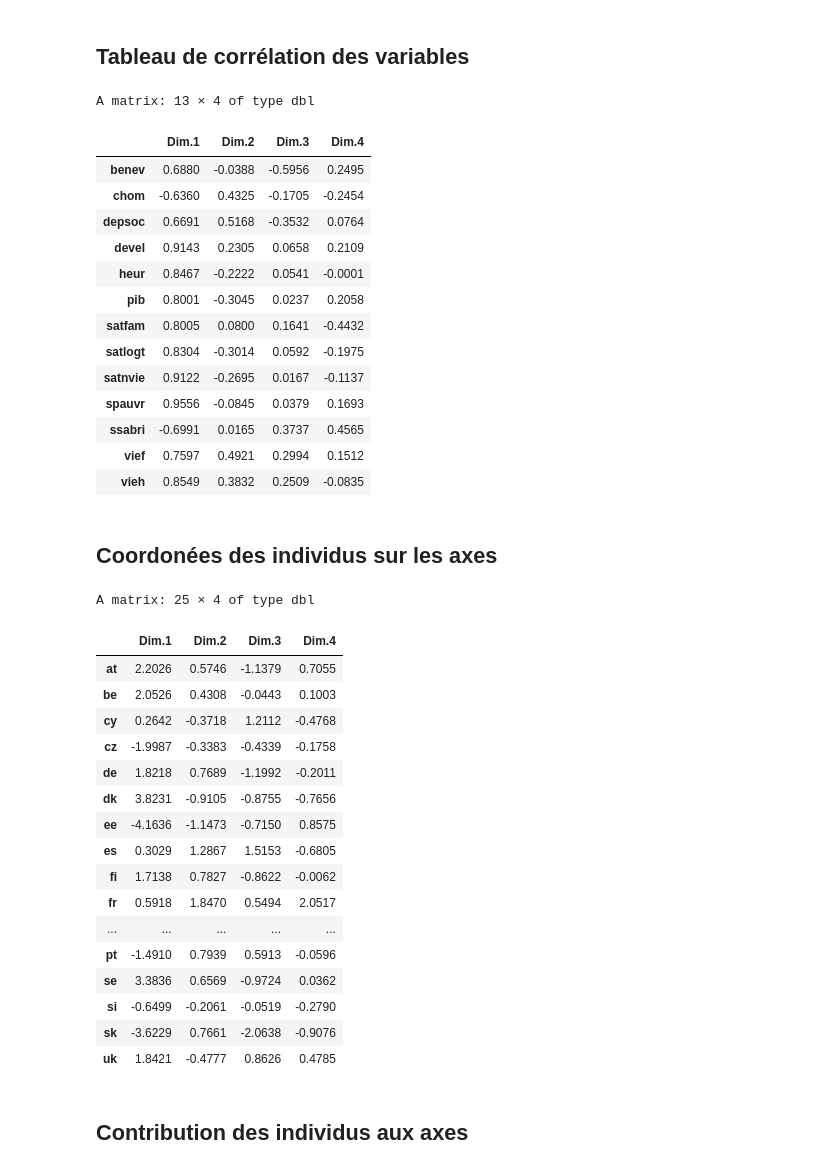
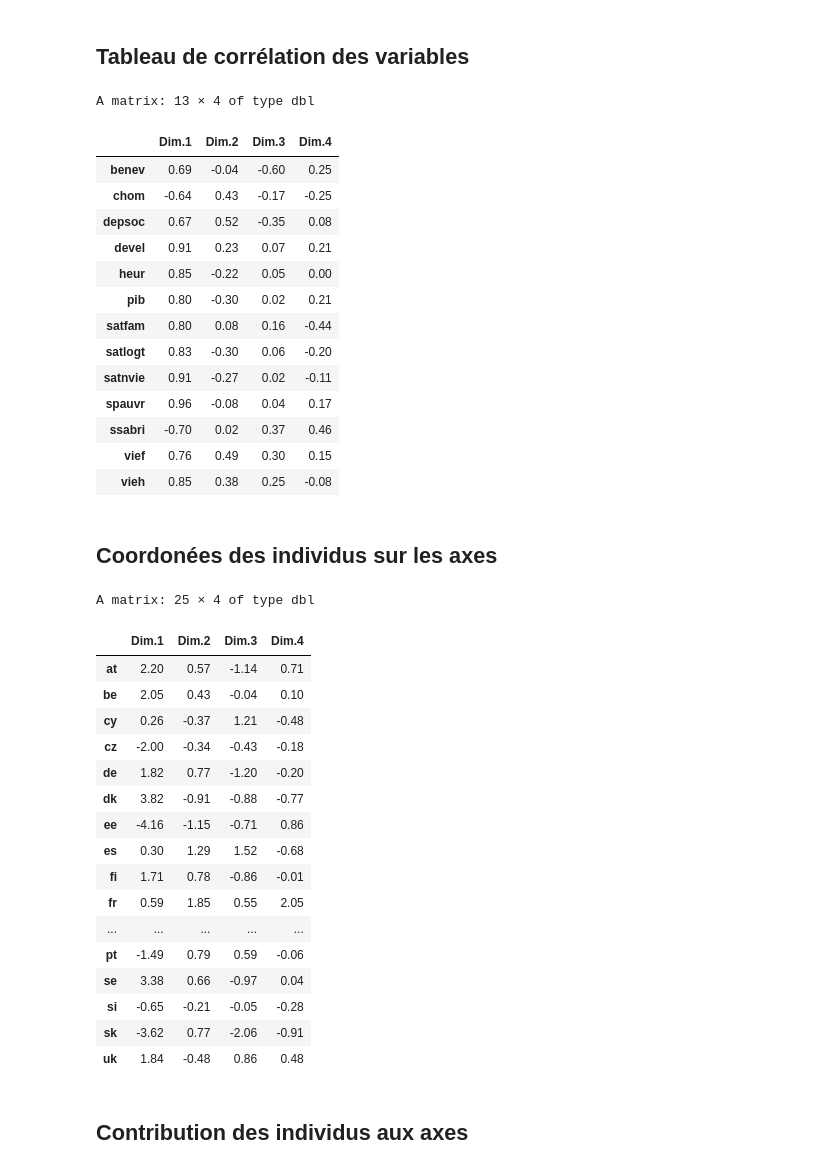
Before and after one commit to pau-anto/MathsForR, a Jupyter notebook: acp/europe_data.ipynb, the cells around one changed output. Saved outputs shown, nothing was run; the diff lists cells and outputs as text; code cells hidden in the pictures.

```diff
--- a/acp/europe_data.ipynb
+++ b/acp/europe_data.ipynb
@@ -165,50 +165,50 @@ A data.frame: 4 × 2
 # %% [markdown]
 ## Tableau de corrélation des variables
 # %%
-corr_variables <- round(res.pca$var$cor[, 1:4], 4)
+corr_variables <- round(res.pca$var$cor[, 1:4], 2)
 corr_variables
 write.csv(corr_variables, file = "./graphs_&_tables/corr_variables.csv", row.names = TRUE)
 # %% [output]
 A matrix: 13 × 4 of type dbl
 |  | Dim.1 | Dim.2 | Dim.3 | Dim.4 |
-| benev | 0.6880 | -0.0388 | -0.5956 | 0.2495 |
-| chom | -0.6360 | 0.4325 | -0.1705 | -0.2454 |
-| depsoc | 0.6691 | 0.5168 | -0.3532 | 0.0764 |
-| devel | 0.9143 | 0.2305 | 0.0658 | 0.2109 |
-| heur | 0.8467 | -0.2222 | 0.0541 | -0.0001 |
-| pib | 0.8001 | -0.3045 | 0.0237 | 0.2058 |
-| satfam | 0.8005 | 0.0800 | 0.1641 | -0.4432 |
-| satlogt | 0.8304 | -0.3014 | 0.0592 | -0.1975 |
-| satnvie | 0.9122 | -0.2695 | 0.0167 | -0.1137 |
-| spauvr | 0.9556 | -0.0845 | 0.0379 | 0.1693 |
-| ssabri | -0.6991 | 0.0165 | 0.3737 | 0.4565 |
-| vief | 0.7597 | 0.4921 | 0.2994 | 0.1512 |
-| vieh | 0.8549 | 0.3832 | 0.2509 | -0.0835 |
+| benev | 0.69 | -0.04 | -0.60 | 0.25 |
+| chom | -0.64 | 0.43 | -0.17 | -0.25 |
+| depsoc | 0.67 | 0.52 | -0.35 | 0.08 |
+| devel | 0.91 | 0.23 | 0.07 | 0.21 |
+| heur | 0.85 | -0.22 | 0.05 | 0.00 |
+| pib | 0.80 | -0.30 | 0.02 | 0.21 |
+| satfam | 0.80 | 0.08 | 0.16 | -0.44 |
+| satlogt | 0.83 | -0.30 | 0.06 | -0.20 |
+| satnvie | 0.91 | -0.27 | 0.02 | -0.11 |
+| spauvr | 0.96 | -0.08 | 0.04 | 0.17 |
+| ssabri | -0.70 | 0.02 | 0.37 | 0.46 |
+| vief | 0.76 | 0.49 | 0.30 | 0.15 |
+| vieh | 0.85 | 0.38 | 0.25 | -0.08 |
 # %% [markdown]
 ## Coordonées des individus sur les axes
 # %%
-coord_individus <- round(res.pca$ind$coord[, 1:4], 4)
+coord_individus <- round(res.pca$ind$coord[, 1:4], 2)
 coord_individus
 write.csv(coord_individus, file = "./graphs_&_tables/coord_individus.csv", row.names = TRUE)
 # %% [output]
 A matrix: 25 × 4 of type dbl
 |  | Dim.1 | Dim.2 | Dim.3 | Dim.4 |
-| at | 2.2026 | 0.5746 | -1.1379 | 0.7055 |
-| be | 2.0526 | 0.4308 | -0.0443 | 0.1003 |
-| cy | 0.2642 | -0.3718 | 1.2112 | -0.4768 |
-| cz | -1.9987 | -0.3383 | -0.4339 | -0.1758 |
-| de | 1.8218 | 0.7689 | -1.1992 | -0.2011 |
-| dk | 3.8231 | -0.9105 | -0.8755 | -0.7656 |
-| ee | -4.1636 | -1.1473 | -0.7150 | 0.8575 |
-| es | 0.3029 | 1.2867 | 1.5153 | -0.6805 |
-| fi | 1.7138 | 0.7827 | -0.8622 | -0.0062 |
-| fr | 0.5918 | 1.8470 | 0.5494 | 2.0517 |
+| at | 2.20 | 0.57 | -1.14 | 0.71 |
+| be | 2.05 | 0.43 | -0.04 | 0.10 |
+| cy | 0.26 | -0.37 | 1.21 | -0.48 |
+| cz | -2.00 | -0.34 | -0.43 | -0.18 |
+| de | 1.82 | 0.77 | -1.20 | -0.20 |
+| dk | 3.82 | -0.91 | -0.88 | -0.77 |
+| ee | -4.16 | -1.15 | -0.71 | 0.86 |
+| es | 0.30 | 1.29 | 1.52 | -0.68 |
+| fi | 1.71 | 0.78 | -0.86 | -0.01 |
+| fr | 0.59 | 1.85 | 0.55 | 2.05 |
 | ... | ... | ... | ... | ... |
-| pt | -1.4910 | 0.7939 | 0.5913 | -0.0596 |
-| se | 3.3836 | 0.6569 | -0.9724 | 0.0362 |
-| si | -0.6499 | -0.2061 | -0.0519 | -0.2790 |
-| sk | -3.6229 | 0.7661 | -2.0638 | -0.9076 |
-| uk | 1.8421 | -0.4777 | 0.8626 | 0.4785 |
+| pt | -1.49 | 0.79 | 0.59 | -0.06 |
+| se | 3.38 | 0.66 | -0.97 | 0.04 |
+| si | -0.65 | -0.21 | -0.05 | -0.28 |
+| sk | -3.62 | 0.77 | -2.06 | -0.91 |
+| uk | 1.84 | -0.48 | 0.86 | 0.48 |
 # %% [markdown]
 ## Contribution des individus aux axes
 # %%
```
Also changed, not shown: parts of 3 cells of this notebook, 4 other files.
